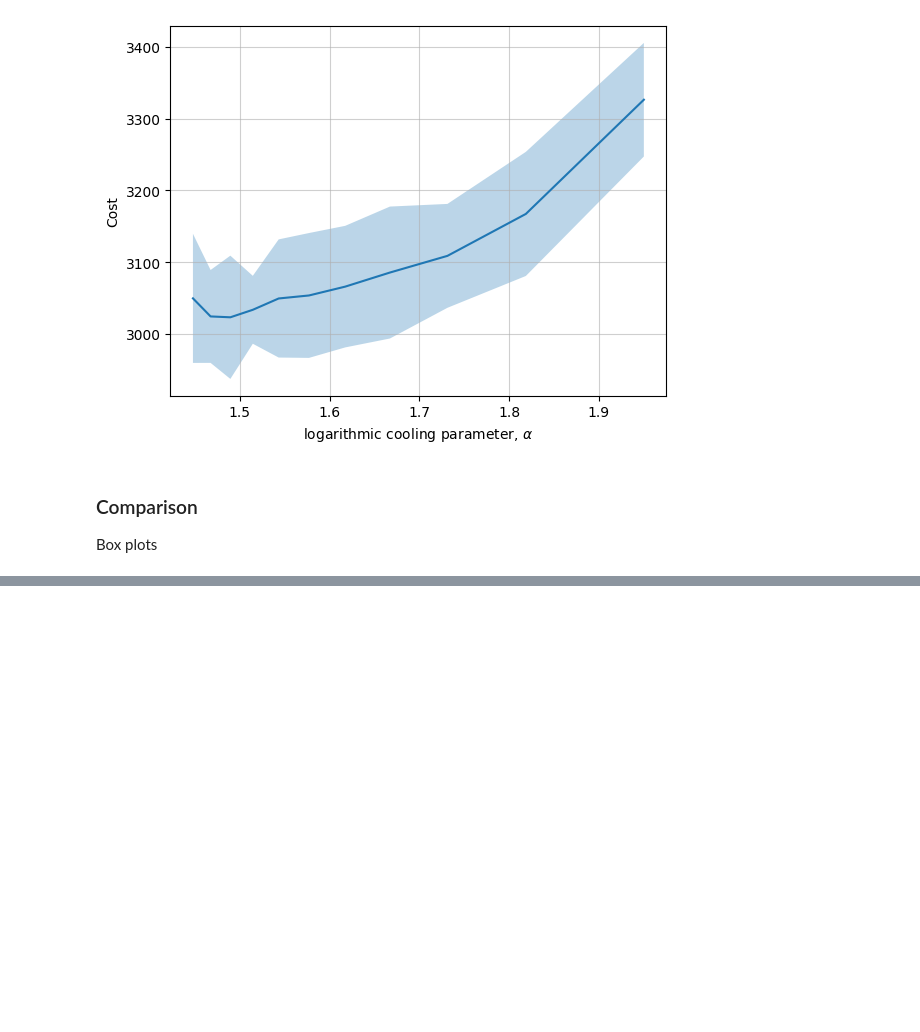
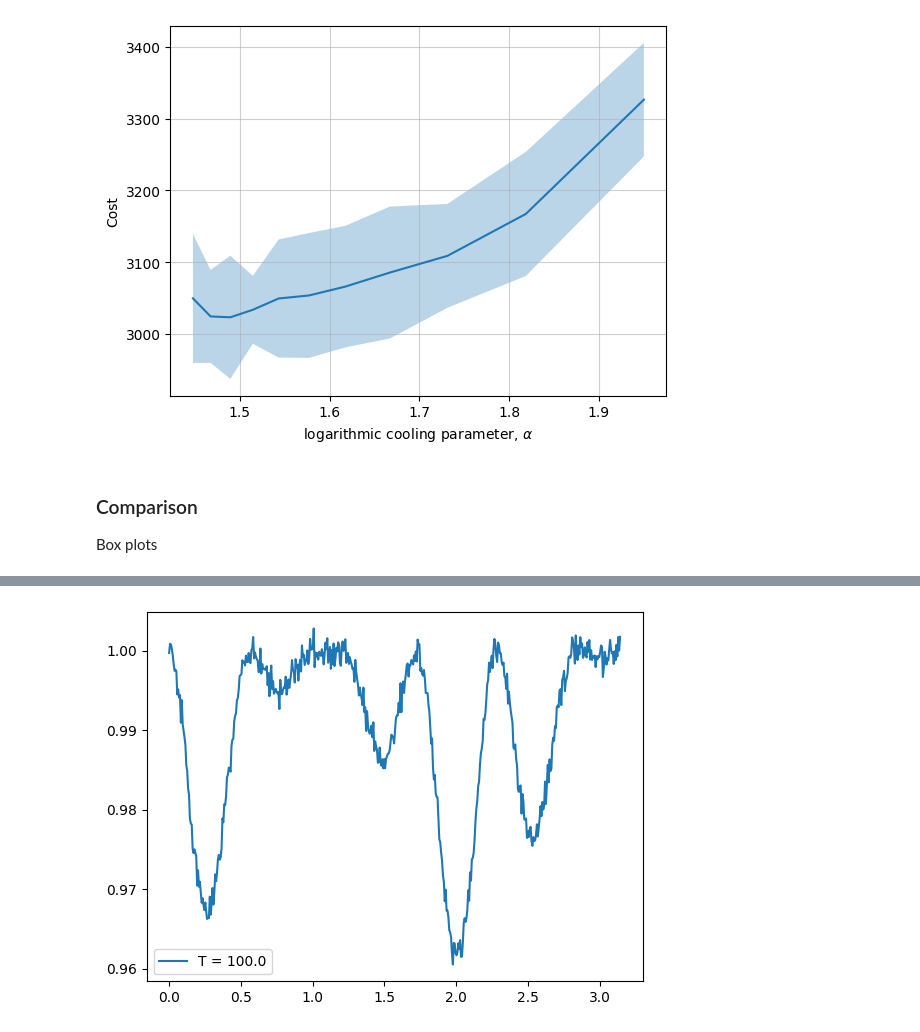
Before and after one commit to loonatick-src/stochastic-sim-3, a Jupyter notebook: cooling.ipynb, the cells around one changed output, grey strips where cells are left out. Cells and saved outputs as stored; diff of their text form; code cells hidden in the pictures; blank space fills up the shorter version.

```diff
--- a/cooling.ipynb
+++ b/cooling.ipynb
@@ -478,0 +500,6 @@ else:
+# %%
+plt.plot(x, y_boltzmann[4], label = f"T = {T_values[4]}")
+plt.legend()
+plt.show()
+# %% [output]
+[figure, added]
```
Also changed, not shown: parts of 8 cells of this notebook.
